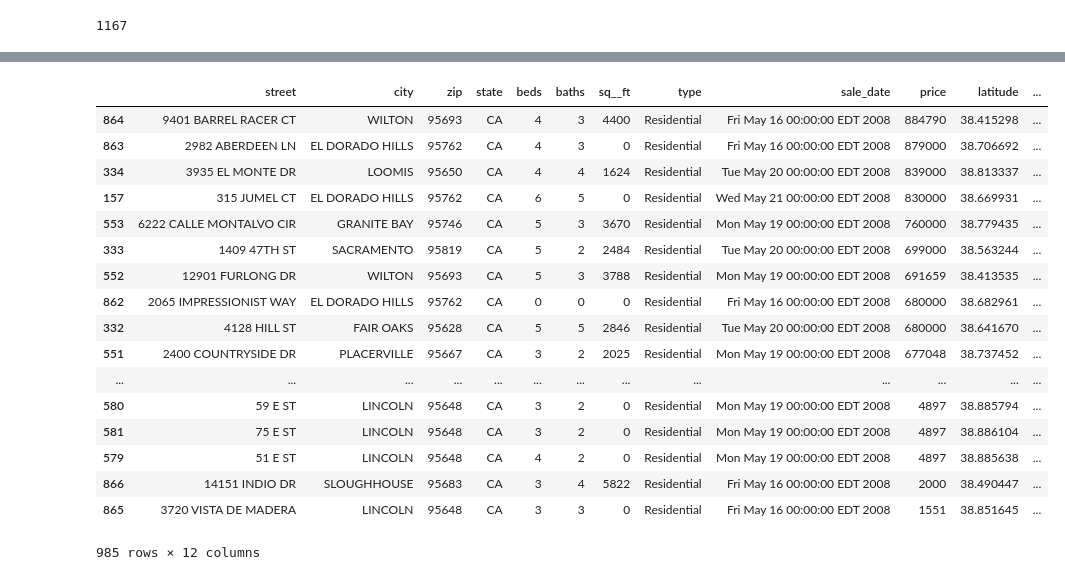
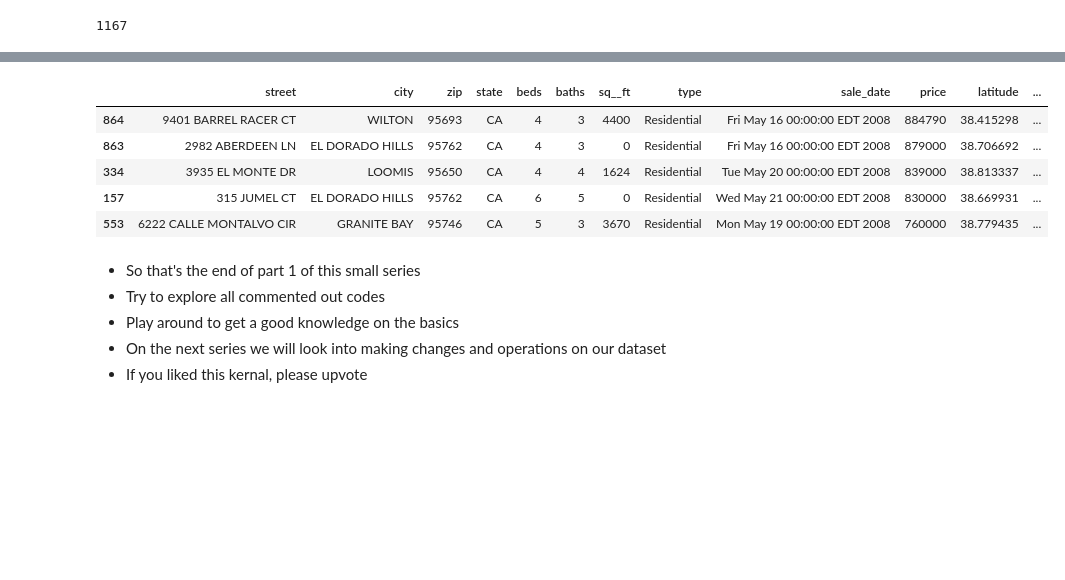
Before and after one commit to saadzarook/python-pandas-basics, a Jupyter notebook: the-basics-of-python-pandas-part-1.ipynb, the cells around one changed output, grey strips where cells are left out. Drawn from its saved outputs; the diff is of its cells as text; code cells hidden in the pictures; blank space fills up the shorter version.

```diff
--- a/the-basics-of-python-pandas-part-1.ipynb
+++ b/the-basics-of-python-pandas-part-1.ipynb
@@ -209,24 +188,12 @@ realEstTrans.sort_values('price', ascending=False)
 # %%
-realEstTrans.sort_values(['price','beds'], ascending=[0,1])
+realEstTrans.sort_values(['price','beds'], ascending=[0,1]).head()
 #We can also use multiple parameters to sort our data
 #ascending=[0,1] means 'price' will be in descending and beds will be in ascending orders
 #Try out with different parameters to get a good understanding
 # %% [output]
 |  | street | city | zip | state | beds | baths | sq__ft | type | sale_date | price | latitude | ... |
 | 864 | 9401 BARREL RACER CT | WILTON | 95693 | CA | 4 | 3 | 4400 | Residential | Fri May 16 00:00:00 EDT 2008 | 884790 | 38.415298 | ... |
 | 863 | 2982 ABERDEEN LN | EL DORADO HILLS | 95762 | CA | 4 | 3 | 0 | Residential | Fri May 16 00:00:00 EDT 2008 | 879000 | 38.706692 | ... |
 | 334 | 3935 EL MONTE DR | LOOMIS | 95650 | CA | 4 | 4 | 1624 | Residential | Tue May 20 00:00:00 EDT 2008 | 839000 | 38.813337 | ... |
 | 157 | 315 JUMEL CT | EL DORADO HILLS | 95762 | CA | 6 | 5 | 0 | Residential | Wed May 21 00:00:00 EDT 2008 | 830000 | 38.669931 | ... |
 | 553 | 6222 CALLE MONTALVO CIR | GRANITE BAY | 95746 | CA | 5 | 3 | 3670 | Residential | Mon May 19 00:00:00 EDT 2008 | 760000 | 38.779435 | ... |
-| 333 | 1409 47TH ST | SACRAMENTO | 95819 | CA | 5 | 2 | 2484 | Residential | Tue May 20 00:00:00 EDT 2008 | 699000 | 38.563244 | ... |
-| 552 | 12901 FURLONG DR | WILTON | 95693 | CA | 5 | 3 | 3788 | Residential | Mon May 19 00:00:00 EDT 2008 | 691659 | 38.413535 | ... |
-| 862 | 2065 IMPRESSIONIST WAY | EL DORADO HILLS | 95762 | CA | 0 | 0 | 0 | Residential | Fri May 16 00:00:00 EDT 2008 | 680000 | 38.682961 | ... |
-| 332 | 4128 HILL ST | FAIR OAKS | 95628 | CA | 5 | 5 | 2846 | Residential | Tue May 20 00:00:00 EDT 2008 | 680000 | 38.641670 | ... |
-| 551 | 2400 COUNTRYSIDE DR | PLACERVILLE | 95667 | CA | 3 | 2 | 2025 | Residential | Mon May 19 00:00:00 EDT 2008 | 677048 | 38.737452 | ... |
-| ... | ... | ... | ... | ... | ... | ... | ... | ... | ... | ... | ... | ... |
-| 580 | 59 E ST | LINCOLN | 95648 | CA | 3 | 2 | 0 | Residential | Mon May 19 00:00:00 EDT 2008 | 4897 | 38.885794 | ... |
-| 581 | 75 E ST | LINCOLN | 95648 | CA | 3 | 2 | 0 | Residential | Mon May 19 00:00:00 EDT 2008 | 4897 | 38.886104 | ... |
-| 579 | 51 E ST | LINCOLN | 95648 | CA | 4 | 2 | 0 | Residential | Mon May 19 00:00:00 EDT 2008 | 4897 | 38.885638 | ... |
-| 866 | 14151 INDIO DR | SLOUGHHOUSE | 95683 | CA | 3 | 4 | 5822 | Residential | Fri May 16 00:00:00 EDT 2008 | 2000 | 38.490447 | ... |
-| 865 | 3720 VISTA DE MADERA | LINCOLN | 95648 | CA | 3 | 3 | 0 | Residential | Fri May 16 00:00:00 EDT 2008 | 1551 | 38.851645 | ... |
-985 rows × 12 columns
@@ -239,0 +200,6 @@ realEstTrans.sort_values(['price','beds'], ascending=[0,1])
+# %% [markdown]
+* So that's the end of part 1 of this small series
+* Try to explore all commented out codes
+* Play around to get a good knowledge on the basics
+* On the next series we will look into making changes and operations on our dataset
+* If you liked this kernal, please upvote
```
Also changed, not shown: parts of 24 cells of this notebook.
